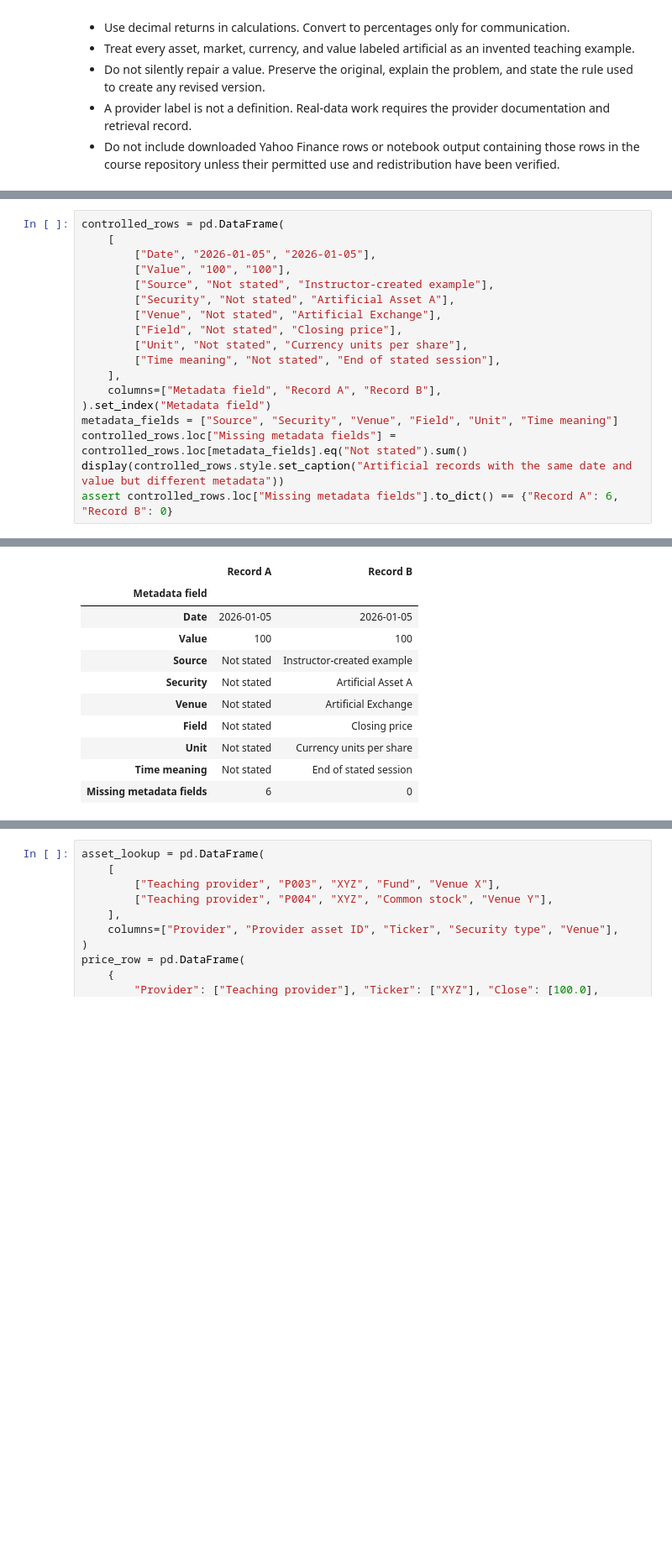
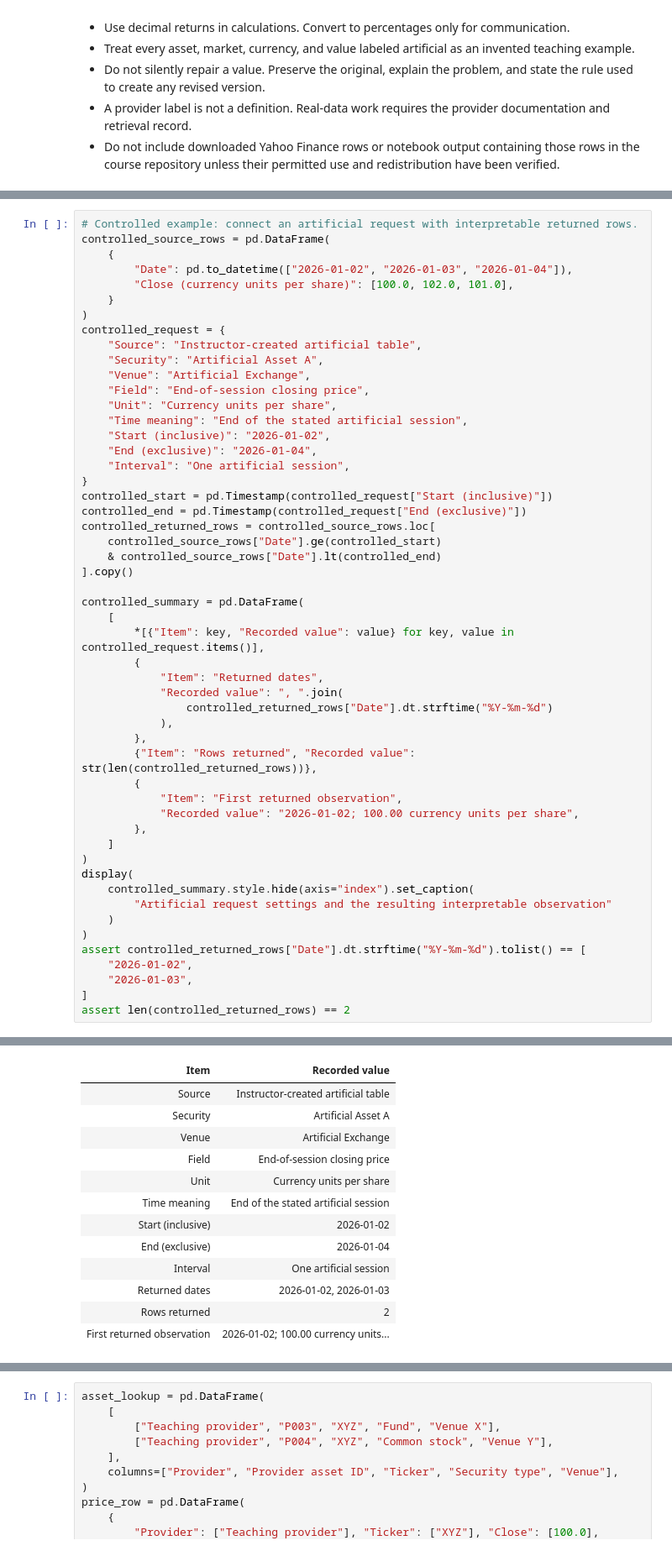
Before and after one commit to KennethWYLee/FinTech, a Jupyter notebook: course/02/week2_main.ipynb, the cells around one changed output, grey strips where cells are left out. Shown at 84% size. Saved outputs shown, nothing was run; the diff lists cells and outputs as text; blank space fills up the shorter version.

```diff
--- a/course/02/week2_main.ipynb
+++ b/course/02/week2_main.ipynb
@@ -256,19 +259,53 @@ Both artificial records contain the date `2026-01-05` and the value 100. Predict
 # %%
-controlled_rows = pd.DataFrame(
+# Controlled example: connect an artificial request with interpretable returned rows.
+controlled_source_rows = pd.DataFrame(
+    {
+        "Date": pd.to_datetime(["2026-01-02", "2026-01-03", "2026-01-04"]),
+        "Close (currency units per share)": [100.0, 102.0, 101.0],
+    }
+)
+controlled_request = {
+    "Source": "Instructor-created artificial table",
+    "Security": "Artificial Asset A",
+    "Venue": "Artificial Exchange",
+    "Field": "End-of-session closing price",
+    "Unit": "Currency units per share",
+    "Time meaning": "End of the stated artificial session",
+    "Start (inclusive)": "2026-01-02",
+    "End (exclusive)": "2026-01-04",
+    "Interval": "One artificial session",
+}
+controlled_start = pd.Timestamp(controlled_request["Start (inclusive)"])
+controlled_end = pd.Timestamp(controlled_request["End (exclusive)"])
+controlled_returned_rows = controlled_source_rows.loc[
+    controlled_source_rows["Date"].ge(controlled_start)
+    & controlled_source_rows["Date"].lt(controlled_end)
+].copy()
+
+controlled_summary = pd.DataFrame(
     [
-        ["Date", "2026-01-05", "2026-01-05"],
-        ["Value", "100", "100"],
-        ["Source", "Not stated", "Instructor-created example"],
-        ["Security", "Not stated", "Artificial Asset A"],
-        ["Venue", "Not stated", "Artificial Exchange"],
-        ["Field", "Not stated", "Closing price"],
-        ["Unit", "Not stated", "Currency units per share"],
-        ["Time meaning", "Not stated", "End of stated session"],
-    ],
-    columns=["Metadata field", "Record A", "Record B"],
-).set_index("Metadata field")
-metadata_fields = ["Source", "Security", "Venue", "Field", "Unit", "Time meaning"]
-controlled_rows.loc["Missing metadata fields"] = controlled_rows.loc[metadata_fields].eq("Not stated").sum()
-display(controlled_rows.style.set_caption("Artificial records with the same date and value but different metadata"))
-assert controlled_rows.loc["Missing metadata fields"].to_dict() == {"Record A": 6, "Record B": 0}
+        *[{"Item": key, "Recorded value": value} for key, value in controlled_request.items()],
+        {
+            "Item": "Returned dates",
+            "Recorded value": ", ".join(
+                controlled_returned_rows["Date"].dt.strftime("%Y-%m-%d")
+            ),
+        },
+        {"Item": "Rows returned", "Recorded value": str(len(controlled_returned_rows))},
+        {
+            "Item": "First returned observation",
+            "Recorded value": "2026-01-02; 100.00 currency units per share",
+        },
+    ]
+)
+display(
+    controlled_summary.style.hide(axis="index").set_caption(
+        "Artificial request settings and the resulting interpretable observation"
+    )
+)
+assert controlled_returned_rows["Date"].dt.strftime("%Y-%m-%d").tolist() == [
+    "2026-01-02",
+    "2026-01-03",
+]
+assert len(controlled_returned_rows) == 2
 # %% [output]
@@ -276,14 +313,16 @@ Artificial records with the same date and value but different metadata
-|  | Record A | Record B |
-| Metadata field |  |  |
-| Date | 2026-01-05 | 2026-01-05 |
-| Value | 100 | 100 |
-| Source | Not stated | Instructor-created example |
-| Security | Not stated | Artificial Asset A |
-| Venue | Not stated | Artificial Exchange |
-| Field | Not stated | Closing price |
-| Unit | Not stated | Currency units per share |
-| Time meaning | Not stated | End of stated session |
-| Missing metadata fields | 6 | 0 |
+| Item | Recorded value |
+| Source | Instructor-created artificial table |
+| Security | Artificial Asset A |
+| Venue | Artificial Exchange |
+| Field | End-of-session closing price |
+| Unit | Currency units per share |
+| Time meaning | End of the stated artificial session |
+| Start (inclusive) | 2026-01-02 |
+| End (exclusive) | 2026-01-04 |
+| Interval | One artificial session |
+| Returned dates | 2026-01-02, 2026-01-03 |
+| Rows returned | 2 |
+| First returned observation | 2026-01-02; 100.00 currency units... |
 # %% [markdown]
 ### Interpret Code 1
 
```
Also changed, not shown: parts of 125 cells of this notebook.
